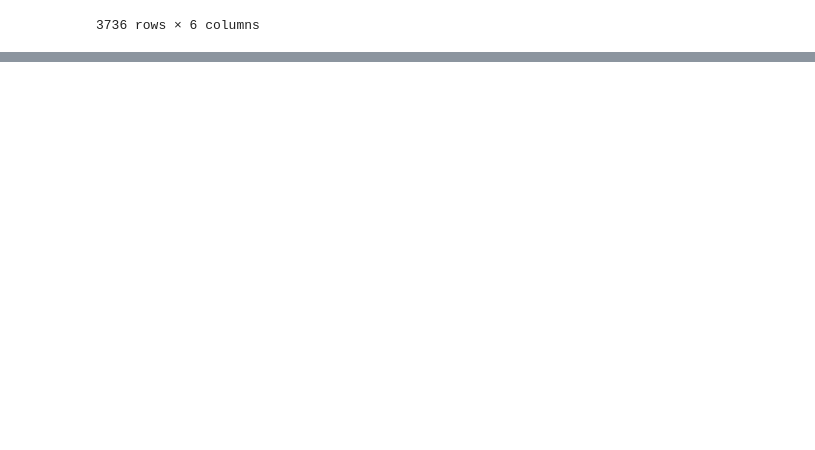
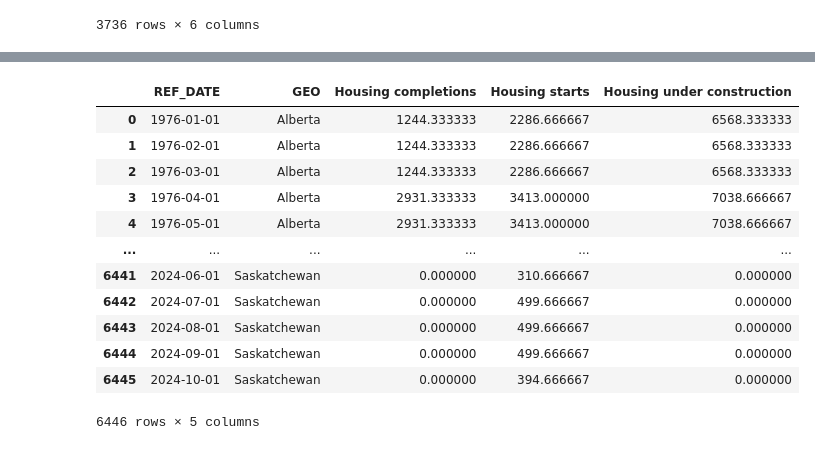
Before and after one commit to noob-noob1/IRCC_Project, a Jupyter notebook: datasets/Housing Dataset/Housing_Started/Husing numbers started/HousingStarted_Notebook.ipynb, the cells around one changed output, grey strips where cells are left out. Saved outputs shown, nothing was run; the diff lists cells and outputs as text; code cells hidden in the pictures; blank space fills up the shorter version.

```diff
--- a/datasets/Housing Dataset/Housing_Started/Husing numbers started/HousingStarted_Notebook.ipynb
+++ b/datasets/Housing Dataset/Housing_Started/Husing numbers started/HousingStarted_Notebook.ipynb
@@ -161 +224,23 @@ grouped_df
+# %%
+# Filter data to start from 1976
+grouped_df_filled = grouped_df_filled[grouped_df_filled['REF_DATE'] >= '1976-01-01'].reset_index(drop=True)
+# %%
+#Dropping the Index column
+grouped_df_filled.drop(columns=['Index'], inplace=True)
+# %%
+grouped_df_filled
+# %% [output]
+|  | REF_DATE | GEO | Housing completions | Housing starts | Housing under construction |
+| 0 | 1976-01-01 | Alberta | 1244.333333 | 2286.666667 | 6568.333333 |
+| 1 | 1976-02-01 | Alberta | 1244.333333 | 2286.666667 | 6568.333333 |
+| 2 | 1976-03-01 | Alberta | 1244.333333 | 2286.666667 | 6568.333333 |
+| 3 | 1976-04-01 | Alberta | 2931.333333 | 3413.000000 | 7038.666667 |
+| 4 | 1976-05-01 | Alberta | 2931.333333 | 3413.000000 | 7038.666667 |
+| ... | ... | ... | ... | ... | ... |
+| 6441 | 2024-06-01 | Saskatchewan | 0.000000 | 310.666667 | 0.000000 |
+| 6442 | 2024-07-01 | Saskatchewan | 0.000000 | 499.666667 | 0.000000 |
+| 6443 | 2024-08-01 | Saskatchewan | 0.000000 | 499.666667 | 0.000000 |
+| 6444 | 2024-09-01 | Saskatchewan | 0.000000 | 499.666667 | 0.000000 |
+| 6445 | 2024-10-01 | Saskatchewan | 0.000000 | 394.666667 | 0.000000 |
+6446 rows × 5 columns
 # %%
```
Also changed, not shown: parts of 11 cells of this notebook, 3 other files.
